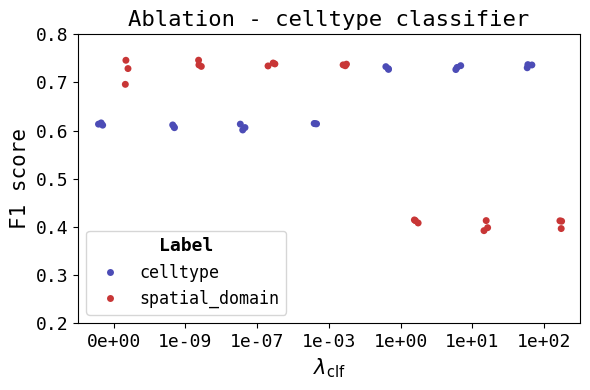
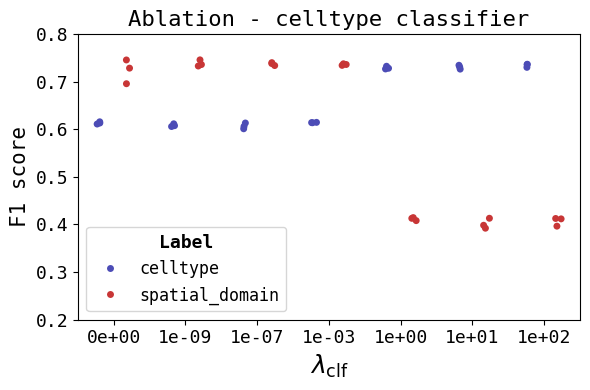
Unified diff of the notebook cell whose output changed from the first chart to the second:
--- before
+++ after
@@ -23,5 +23,5 @@
 ax.tick_params(axis='y', labelsize=13)
 
-plt.xlabel(r"$\lambda_{\text{clf}}$", fontsize=15)
+plt.xlabel(r"$\lambda_{\text{clf}}$", fontsize=18)
 plt.ylabel("F1 score", fontsize=15)
 plt.title("Ablation - celltype classifier", fontsize=16)

Commit: Small change plots